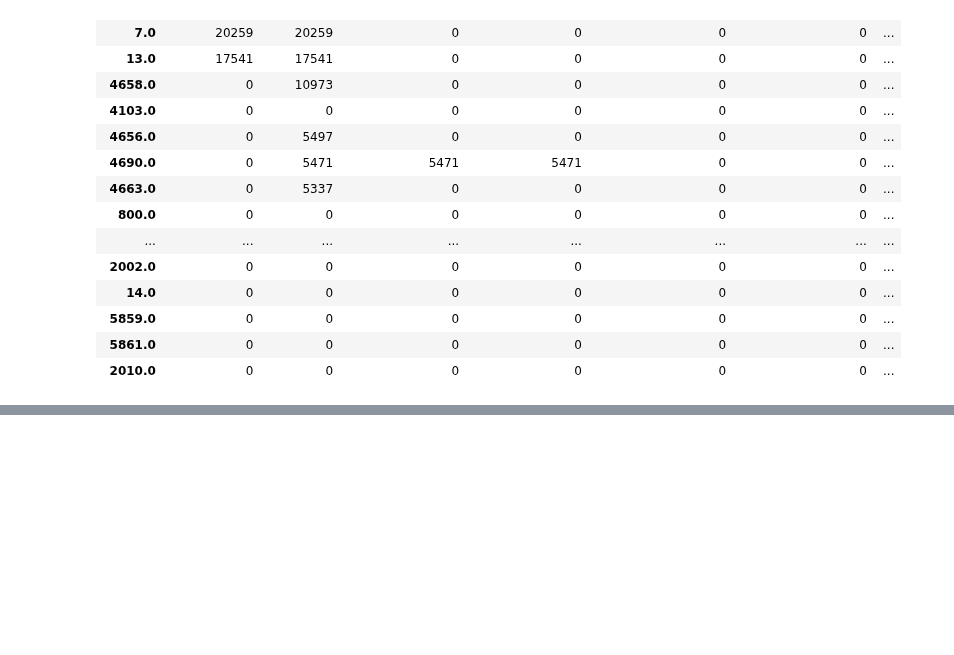
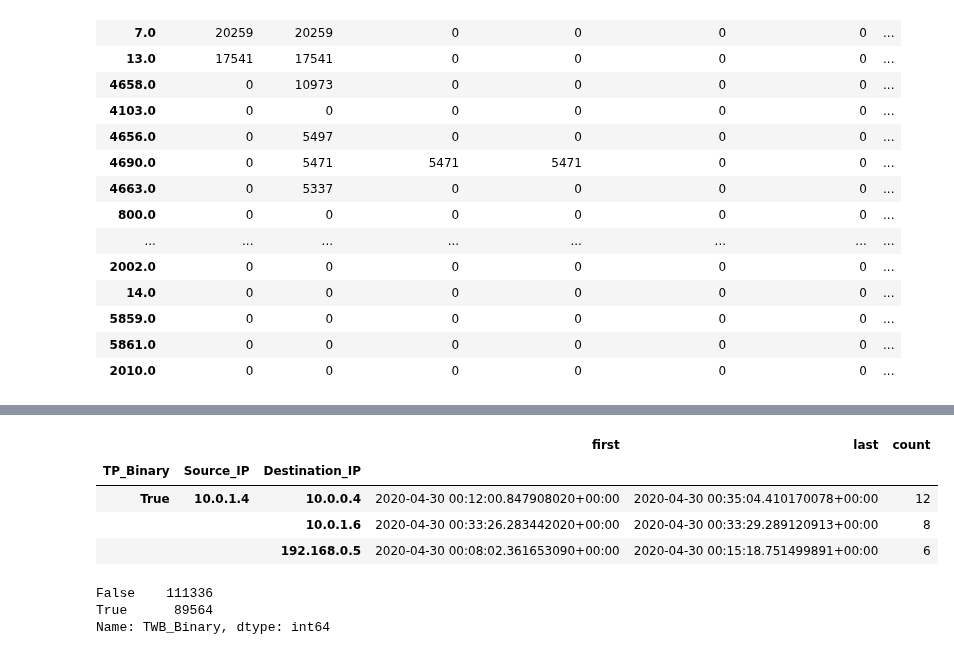
Before and after one commit to zulu8/graph_msc, a Jupyter notebook: Label_Master.ipynb, the cells around one changed output, grey strips where cells are left out. Saved outputs shown, nothing was run; the diff lists cells and outputs as text; code cells hidden in the pictures; blank space fills up the shorter version.

```diff
--- a/Label_Master.ipynb
+++ b/Label_Master.ipynb
@@ -777,0 +870,16 @@ with pd.option_context('display.max_rows', None, 'display.max_columns', None, 'd
+# %%
+bad_broad_netflows = df_label.loc[((df_label['id_orig_h'].notna()) & df_label.TP_Binary == True)].sort_values('time_stamp').groupby(['TP_Binary', 'Source_IP', 'Destination_IP'])['time_stamp'].agg(['first','last', 'count'])
+# %%
+bad_broad_netflows
+# %% [output]
+|  |  |  | first | last | count |
+| TP_Binary | Source_IP | Destination_IP |  |  |  |
+| True | 10.0.1.4 | 10.0.0.4 | 2020-04-30 00:12:00.847908020+00:00 | 2020-04-30 00:35:04.410170078+00:00 | 12 |
+|  |  | 10.0.1.6 | 2020-04-30 00:33:26.283442020+00:00 | 2020-04-30 00:33:29.289120913+00:00 | 8 |
+|  |  | 192.168.0.5 | 2020-04-30 00:08:02.361653090+00:00 | 2020-04-30 00:15:18.751499891+00:00 | 6 |
+# %%
+df_label['TWB_Binary'].value_counts()
+# %% [output]
+False    111336
+True      89564
+Name: TWB_Binary, dtype: int64
```
Also changed, not shown: parts of 40 cells of this notebook.
